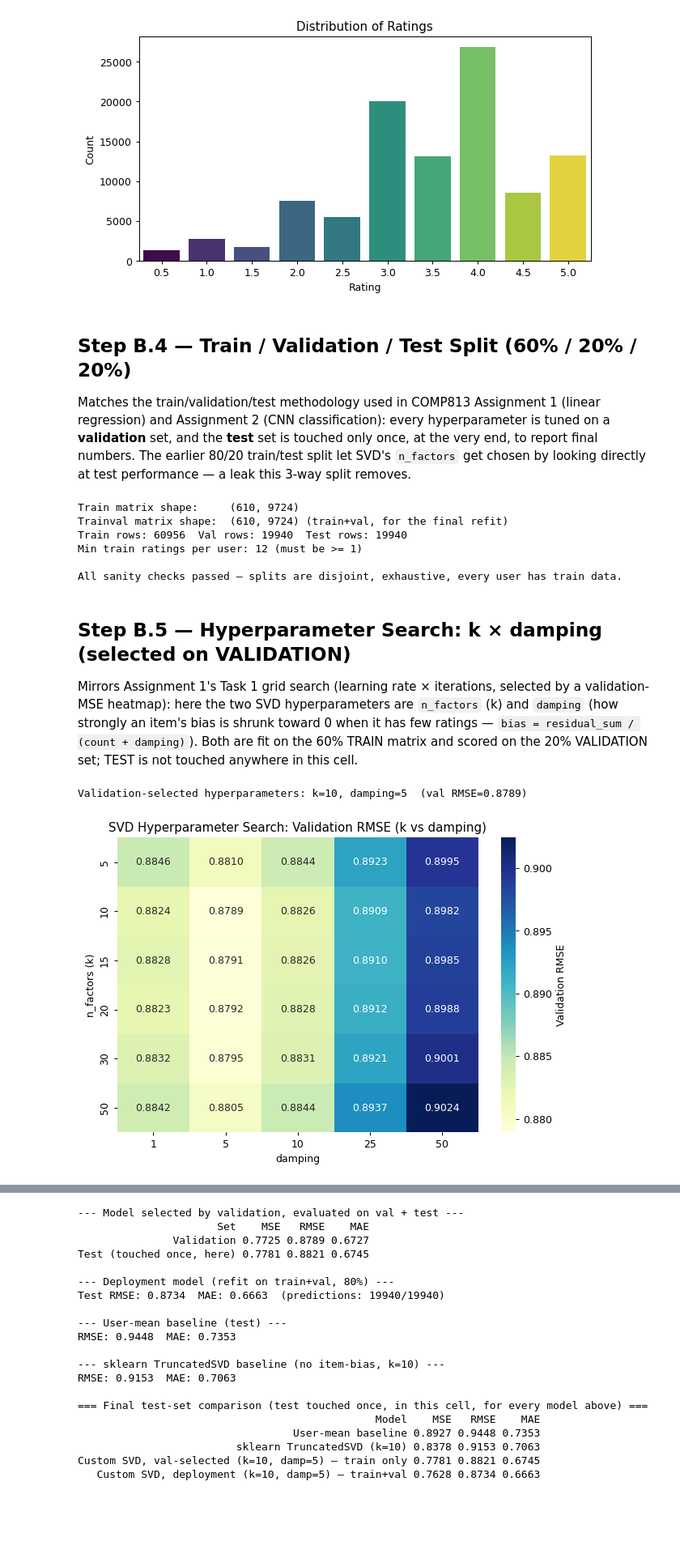
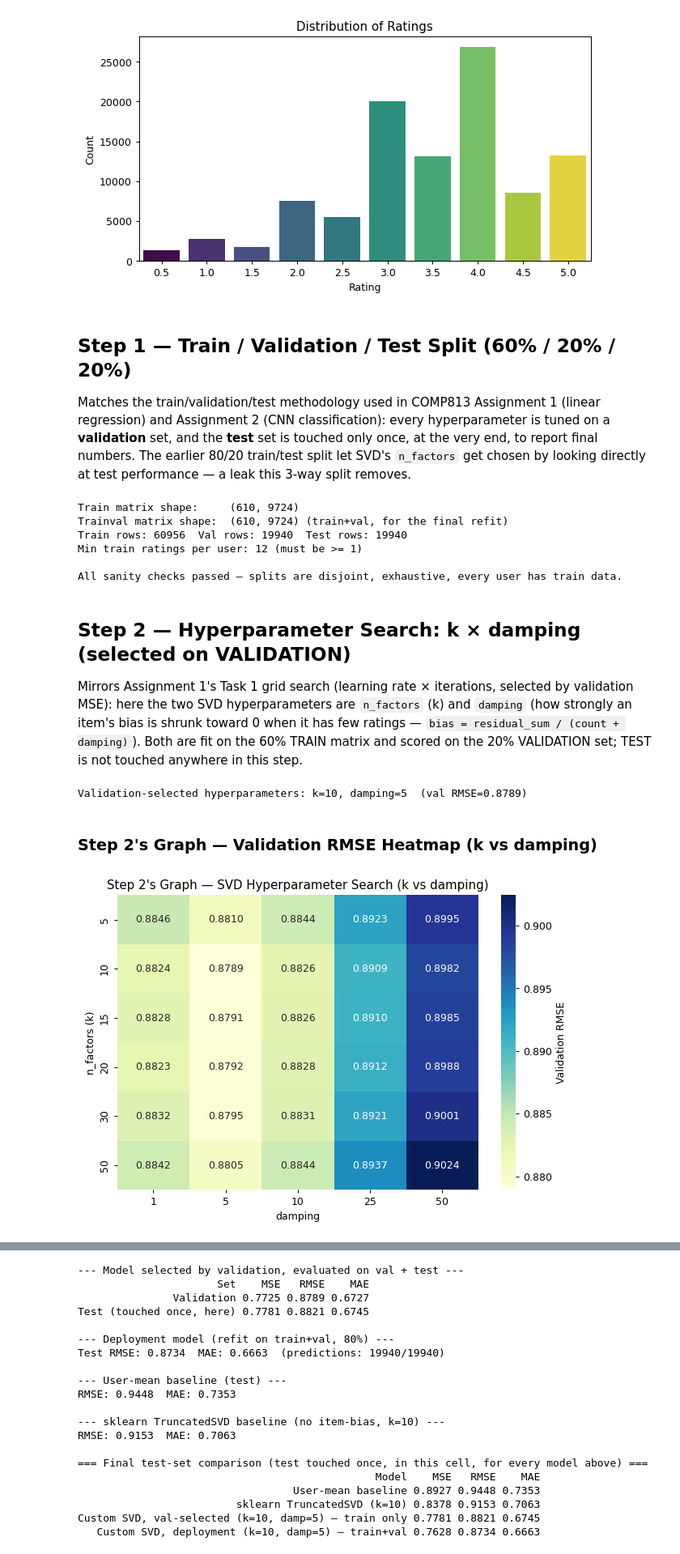
Before and after one commit to aungkyawzayya/MovieRecommendation, a Jupyter notebook: notebooks/01_eda.ipynb, the cells around one changed output, grey strips where cells are left out. Shown at 81% size. Saved outputs shown, nothing was run; the diff lists cells and outputs as text; code cells hidden in the pictures; blank space fills up the shorter version.

```diff
--- a/notebooks/01_eda.ipynb
+++ b/notebooks/01_eda.ipynb
@@ -82,7 +82,7 @@ tmdbId     8
 dtype: int64
 [figure]
 # %% [markdown]
-## Step B.4 — Train / Validation / Test Split (60% / 20% / 20%)
+## Step 1 — Train / Validation / Test Split (60% / 20% / 20%)
 
 Matches the train/validation/test methodology used in COMP813 Assignment 1
 (linear regression) and Assignment 2 (CNN classification): every
@@ -121,14 +121,14 @@ Min train ratings per user: 12 (must be >= 1)
 
 All sanity checks passed — splits are disjoint, exhaustive, every user has train data.
 # %% [markdown]
-## Step B.5 — Hyperparameter Search: k × damping (selected on VALIDATION)
+## Step 2 — Hyperparameter Search: k × damping (selected on VALIDATION)
 
 Mirrors Assignment 1's Task 1 grid search (learning rate × iterations,
-selected by a validation-MSE heatmap): here the two SVD hyperparameters
-are `n_factors` (k) and `damping` (how strongly an item's bias is shrunk
+selected by validation MSE): here the two SVD hyperparameters are
+`n_factors` (k) and `damping` (how strongly an item's bias is shrunk
 toward 0 when it has few ratings — `bias = residual_sum / (count + damping)`).
 Both are fit on the 60% TRAIN matrix and scored on the 20% VALIDATION set;
-TEST is not touched anywhere in this cell.
+TEST is not touched anywhere in this step.
 # %%
 from core.models.svd import SVDRecommender
 from core.evaluation.metrics import evaluate, evaluate_model
@@ -151,17 +151,23 @@ for i, k in enumerate(ks):
         if metrics["RMSE"] < best_rmse:   # keep the best FITTED MODEL, not just the (k, damp) pair
             best_rmse, best_k, best_damp, best_model = metrics["RMSE"], k, d, model
 
-# 3. Heatmap of validation RMSE
-plt.figure(figsize=(7, 5))
-sns.heatmap(val_rmse_matrix, annot=True, fmt=".4f", cmap="YlGnBu",
-            xticklabels=damps, yticklabels=ks,
-            cbar_kws={"label": "Validation RMSE"})
-plt.title("SVD Hyperparameter Search: Validation RMSE (k vs damping)")
-plt.xlabel("damping"); plt.ylabel("n_factors (k)")
-plt.tight_layout(); plt.show()
-
 print(f"Validation-selected hyperparameters: k={best_k}, damping={best_damp}  (val RMSE={best_rmse:.4f})")
 # %% [output]
 Validation-selected hyperparameters: k=10, damping=5  (val RMSE=0.8789)
-[figure, removed]
+# %% [markdown]
+### Step 2's Graph — Validation RMSE Heatmap (k vs damping)
+# %%
+# Heatmap of validation RMSE across the full (k, damping) grid computed in
+# Step 2 \u2014 same idea as Assignment 1's val-MSE heatmap, kept in its own
+# cell so re-running the (slow) grid search doesn't require re-plotting,
+# and vice versa.
+plt.figure(figsize=(7, 5))
+sns.heatmap(val_rmse_matrix, annot=True, fmt=".4f", cmap="YlGnBu",
+            xticklabels=damps, yticklabels=ks,
+            cbar_kws={"label": "Validation RMSE"})
+plt.title("Step 2's Graph \u2014 SVD Hyperparameter Search (k vs damping)")
+plt.xlabel("damping"); plt.ylabel("n_factors (k)")
+plt.tight_layout(); plt.show()
+# %% [output]
+[figure, added]
 # %% [markdown]
```
Also changed, not shown: parts of 3 cells of this notebook.
